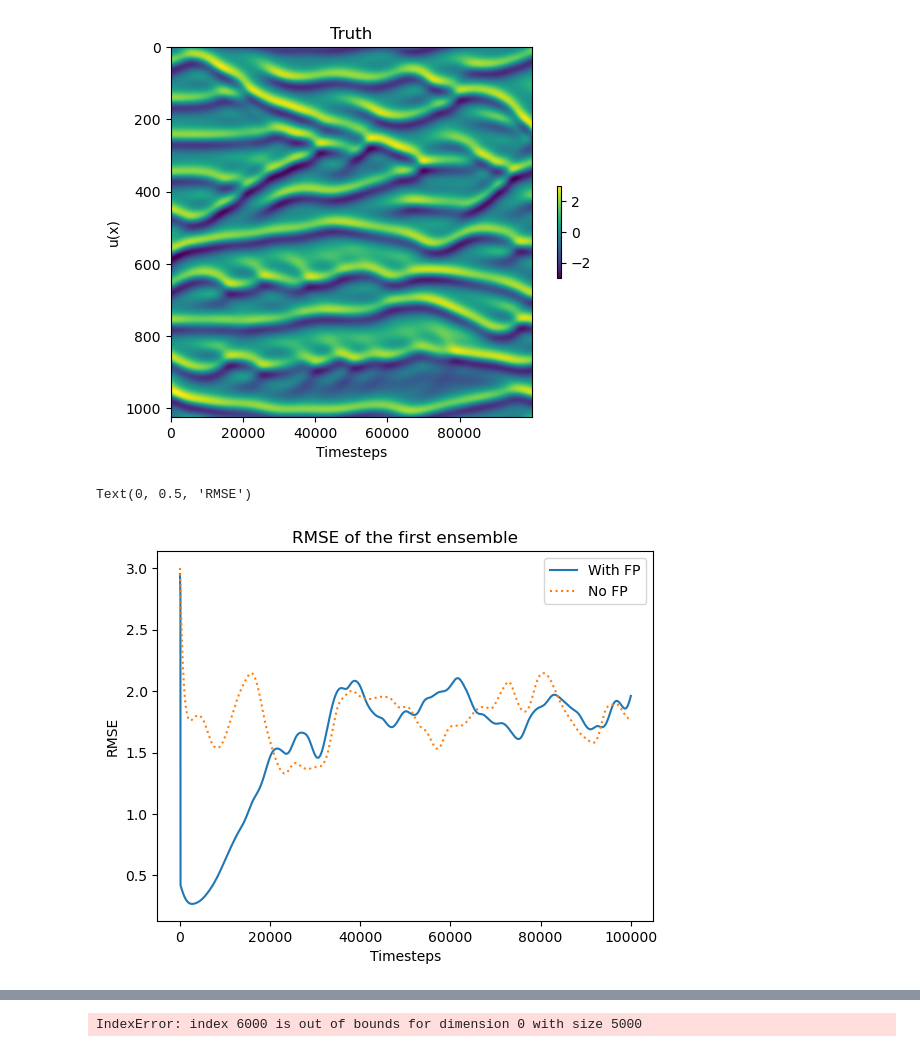
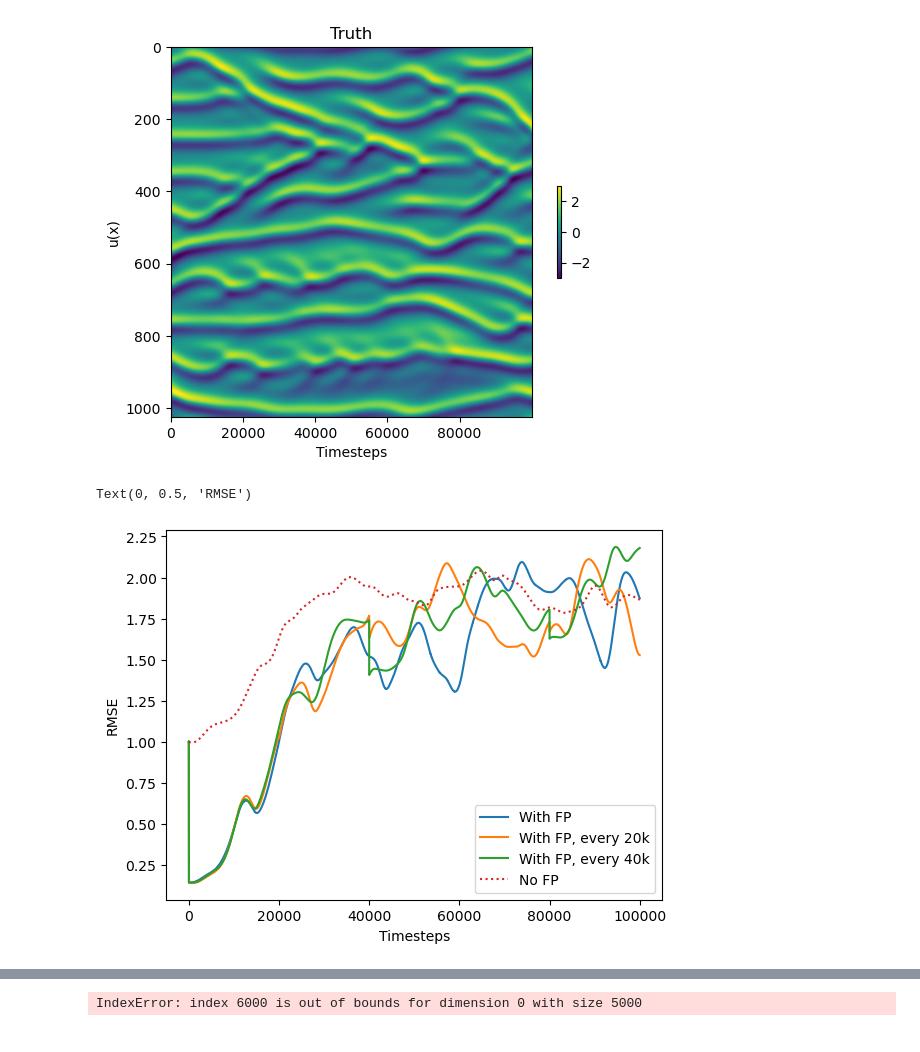
Before and after one commit to cainsliewastaken/Conrad_Research_4_Ashesh, a Jupyter notebook: viz.ipynb, the cells around one changed output, grey strips where cells are left out. Drawn from its saved outputs; the diff is of its cells as text; code cells hidden in the pictures.

```diff
--- a/viz.ipynb
+++ b/viz.ipynb
@@ -78,3 +1138,35 @@ N_ens = 100
+# %%
+output_data_6, output_data_6_RMSE_skipped, output_data_6_FFT_x = load_output_data_skipped(num_chunks, file_path_skip, M, N_ens)
+output_data_6_RMSE_full = load_output_data_RMSE(num_chunks, file_path_RMSE, M, N_ens)
+output_data_6_meaned = output_data_6.mean(1)
+# %%
+num_chunks = 100
+# file_path_skip = "/glade/derecho/scratch/cainslie/conrad_net_stability/FP_output/Euler_FNO_tendency_noise_10.0_200_ens_512_wavenum/Euler_FNO_tendency_noise_10.0_200_ens_512_wavenum_skip100_chunk_"
+# file_path_RMSE = "/glade/derecho/scratch/cainslie/conrad_net_stability/FP_output/Euler_FNO_tendency_noise_10.0_200_ens_512_wavenum/Euler_FNO_tendency_noise_10.0_200_ens_512_wavenum_RMSE_chunk_"
+
+# file_path_skip = "/glade/derecho/scratch/cainslie/conrad_net_stability/FP_output/RK4_FNO_tendency_noise_10.0_100_ens_512_wavenum/RK4_FNO_tendency_noise_10.0_100_ens_512_wavenum_skip100_chunk_"
+# file_path_RMSE = "/glade/derecho/scratch/cainslie/conrad_net_stability/FP_output/RK4_FNO_tendency_noise_10.0_100_ens_512_wavenum/RK4_FNO_tendency_noise_10.0_100_ens_512_wavenum_RMSE_chunk_"
+
+file_path_skip = "/glade/derecho/scratch/cainslie/conrad_net_stability/FP_output/Euler_FNO_tendency_noise_1.0_100_ens_512_wavenum_fp_w_particle_regen_every_40k/Euler_FNO_tendency_noise_1.0_100_ens_512_wavenum_fp_w_particle_regen_every_40k_skip100_chunk_"
+file_path_RMSE = "/glade/derecho/scratch/cainslie/conrad_net_stability/FP_output/Euler_FNO_tendency_noise_1.0_100_ens_512_wavenum_fp_w_particle_regen_every_40k/Euler_FNO_tendency_noise_1.0_100_ens_512_wavenum_fp_w_particle_regen_every_40k_RMSE_chunk_"
+
+
+M = 99999
+N_ens = 100
+# %%
+output_data_7, output_data_7_RMSE_skipped, output_data_7_FFT_x = load_output_data_skipped(num_chunks, file_path_skip, M, N_ens)
+output_data_7_RMSE_full = load_output_data_RMSE(num_chunks, file_path_RMSE, M, N_ens)
+output_data_7_meaned = output_data_7.mean(1)
+# %%
+num_chunks = 100
+file_path_skip = "/glade/derecho/scratch/cainslie/conrad_net_stability/FP_output/RK4_FNO_tendency_noise_10.0_5_ens_no_FP/RK4_FNO_tendency_noise_10.0_5_ens_no_FP_skip100_chunk_"
+file_path_RMSE = "/glade/derecho/scratch/cainslie/conrad_net_stability/FP_output/RK4_FNO_tendency_noise_10.0_5_ens_no_FP/RK4_FNO_tendency_noise_10.0_5_ens_no_FP_RMSE_chunk_"
+
+file_path_skip = "/glade/derecho/scratch/cainslie/conrad_net_stability/FP_output/Euler_FNO_tendency_noise_1.0_10_ens_512_wavenum_no_fp/Euler_FNO_tendency_noise_1.0_10_ens_512_wavenum_no_fp_skip100_chunk_"
+file_path_RMSE = "/glade/derecho/scratch/cainslie/conrad_net_stability/FP_output/Euler_FNO_tendency_noise_1.0_10_ens_512_wavenum_no_fp/Euler_FNO_tendency_noise_1.0_10_ens_512_wavenum_no_fp_RMSE_chunk_"
+
+M = 99999
+N_ens = 10
 # %%
 output_data_no_fp, output_data_RMSE_skipped_no_fp, output_data_FFT_x_no_fp = load_output_data_skipped(num_chunks, file_path_skip, M, N_ens)
 output_data_RMSE_full_no_fp = load_output_data_RMSE(num_chunks, file_path_RMSE, M, N_ens)
@@ -110,12 +1279,16 @@ plt.ylabel('u(x)')
 Text(0, 0.5, 'u(x)')
 [figure]
 # %%
-plt.plot(output_data_RMSE_full[:,1], label='With FP')
-plt.plot(output_data_RMSE_full_no_fp[:,1],':', label='No FP')
+trange = 99999
+plt.plot(output_data_RMSE_full[:trange].mean(1), label='With FP')
+plt.plot(output_data_6_RMSE_full[:trange].mean(1), label='With FP, every 20k')
+plt.plot(output_data_7_RMSE_full[:trange].mean(1), label='With FP, every 40k')
+plt.plot(output_data_RMSE_full_no_fp[:trange].mean(1),':', label='No FP')
+# plt.plot(output_data_2_RMSE_full_no_fp[:trange,1],':', label='No FP, noise 5')
+
 plt.legend()
-plt.title('RMSE of the first ensemble')
 plt.xlabel('Timesteps')
 plt.ylabel('RMSE')
 # %% [output]
 Text(0, 0.5, 'RMSE')
-[figure, old version]
+[figure, new version]
```
Also changed, not shown: parts of 67 cells of this notebook, 11 other files.
